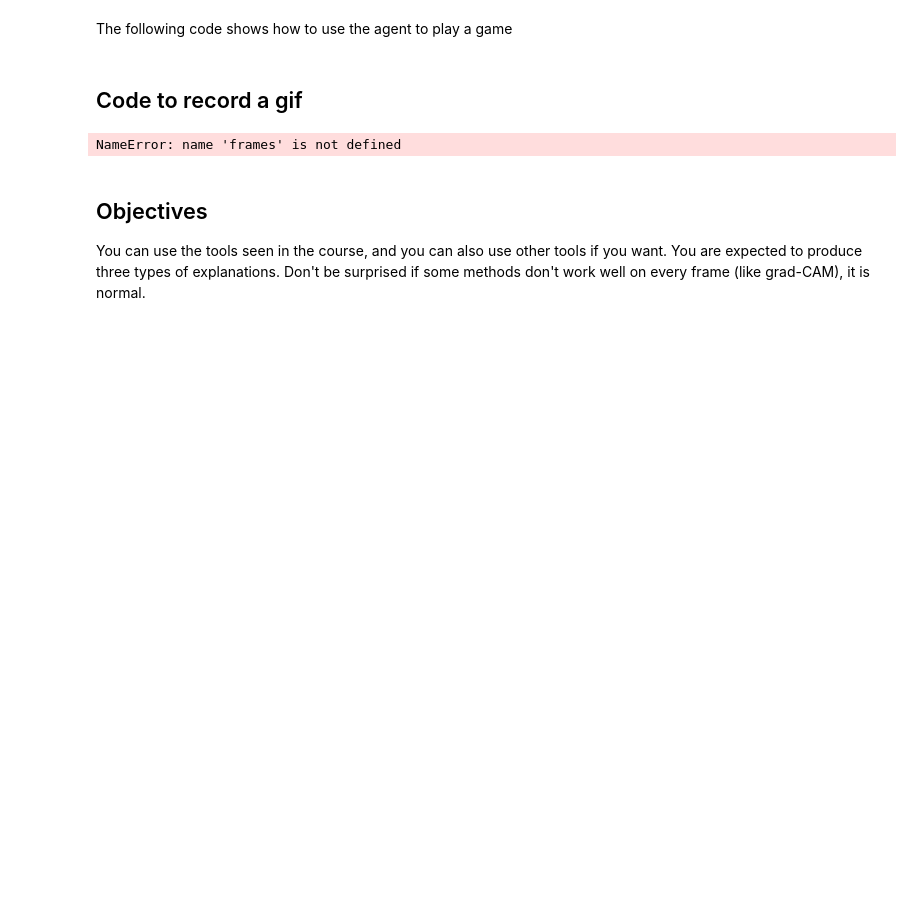
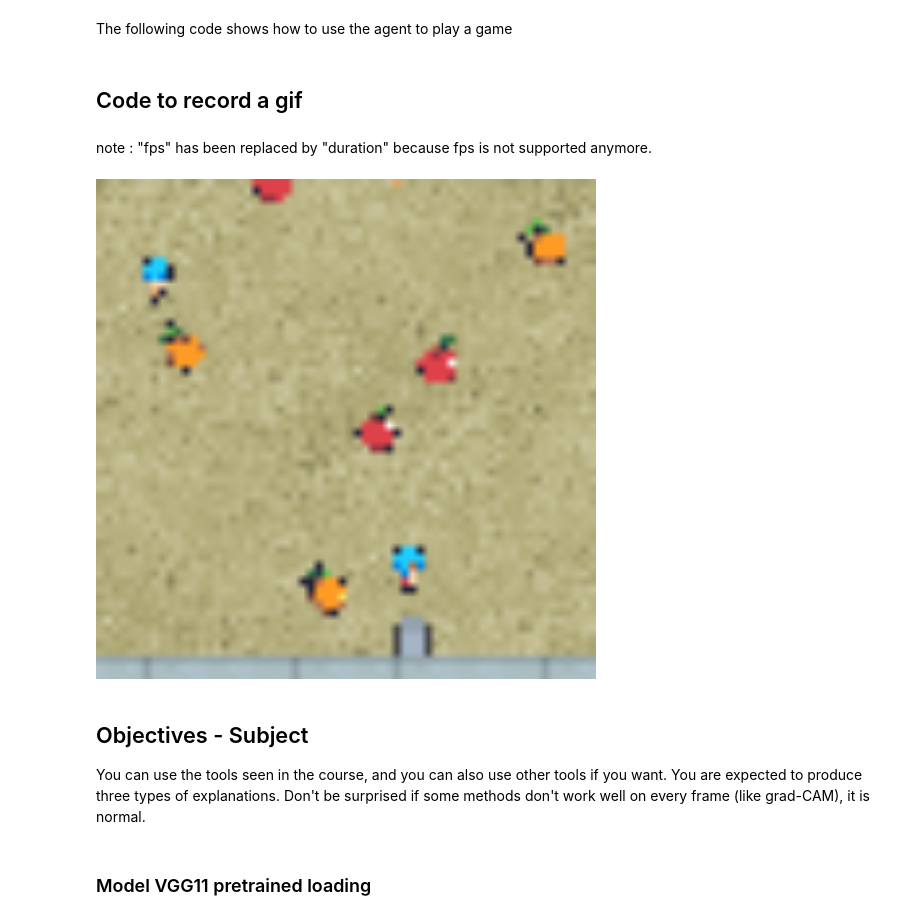
Before and after one commit to gregbim/XAI_Project_2024, a Jupyter notebook: Example.ipynb, the cells around one changed output. Drawn from its saved outputs; the diff is of its cells as text; code cells hidden in the pictures; blank space fills up the shorter version.

```diff
--- a/Example.ipynb
+++ b/Example.ipynb
@@ -83,41 +93,40 @@ while True:
 env.close()
 # %% [markdown]
 ## Code to record a gif
+# %% [markdown]
+note : "fps" has been replaced by "duration" because fps is not supported anymore.
 # %%
-import imageio
-from IPython.display import Image
-from tqdm.notebook import tqdm
-from IPython.display import clear_output
-import matplotlib.pyplot as plt
-import numpy as np
-
 def obs_to_image(obs):
   return (obs[0].transpose(1,2,0) * 255).astype(np.uint8)
 
-def display_trajectory(frames, fps=25):
+
+def display_trajectory(frames, duration=5):
   imageio.mimwrite('./tmp.gif',
                 [obs_to_image(frame) for i, frame in enumerate(frames)],
-                fps=fps)
+                duration=duration)
   return(Image(open('tmp.gif','rb').read(), width=500, height=500))
 
-  frames = []
+
+frames = []
 obs = env.reset()
 
 while True:
     frames.append(obs)
-    obs = torch.FloatTensor(obs).to('cuda')
-    action = agent(obs).argmax(1).cpu().numpy()
+    #obs = torch.FloatTensor(obs).to('cuda')   #code déjà dans la focntion "play"
+    #action = agent(obs).argmax(1).cpu().numpy()   #code déjà dans la focntion "play"
     obs, _, done ,_ = env.step(action)
     img = env.render()
     if done[0]:
         break
 
 env.close()
 
 display_trajectory(frames)
 # %% [output]
-NameError: name 'frames' is not defined
+[figure, added]
 # %% [markdown]
-## Objectives
+## Objectives - Subject
 You can use the tools seen in the course, and you can also use other tools if you want. You are expected to produce three types of explanations.
 Don't be surprised if some methods don't work well on every frame (like grad-CAM), it is normal.
+# %% [markdown]
+### Model VGG11 pretrained loading
```
Also changed, not shown: parts of 36 cells of this notebook, 1 other file.
